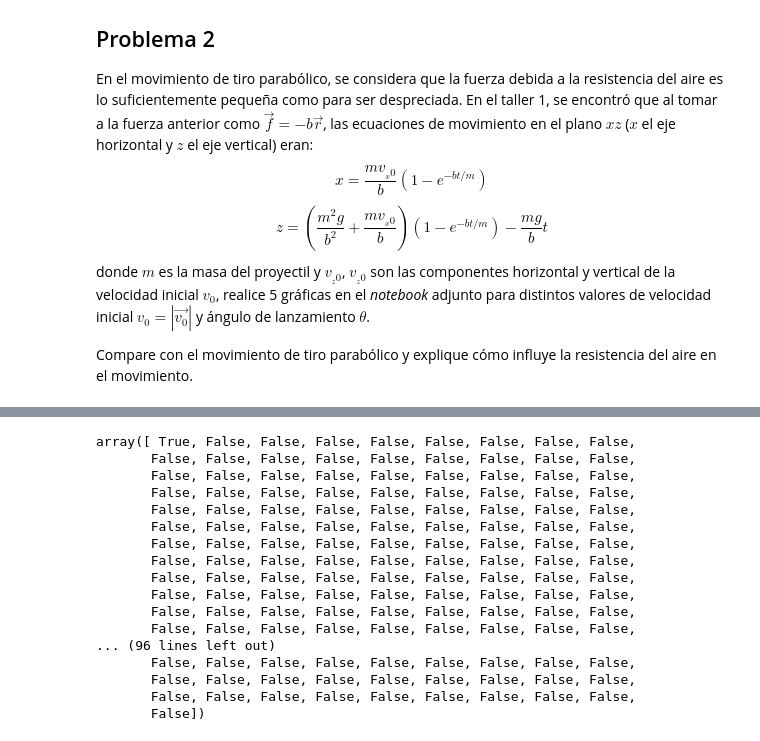
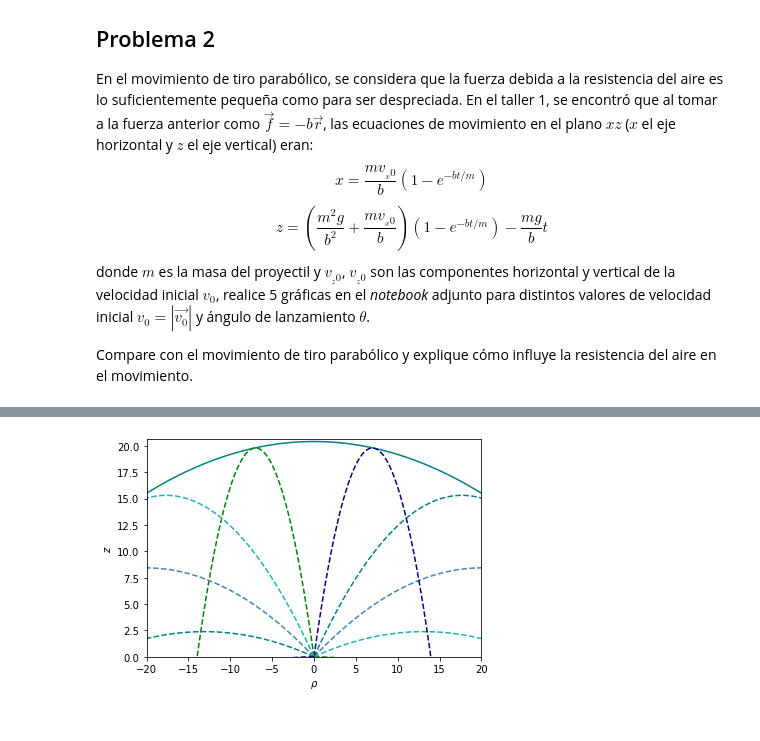
Before and after one commit to AmadoCab/Marianita, a Jupyter notebook: Taller10/taller10.ipynb, the cells around one changed output, grey strips where cells are left out. Saved outputs shown, nothing was run; the diff lists cells and outputs as text; code cells hidden in the pictures.

```diff
--- a/Taller10/taller10.ipynb
+++ b/Taller10/taller10.ipynb
@@ -69,20 +76,27 @@ np.amax(dos)
-# %%
-yaxis>=0
-# %% [output]
-array([ True, False, False, False, False, False, False, False, False,
-       False, False, False, False, False, False, False, False, False,
-       False, False, False, False, False, False, False, False, False,
-       False, False, False, False, False, False, False, False, False,
-       False, False, False, False, False, False, False, False, False,
-       False, False, False, False, False, False, False, False, False,
-       False, False, False, False, False, False, False, False, False,
-       False, False, False, False, False, False, False, False, False,
-       False, False, False, False, False, False, False, False, False,
-       False, False, False, False, False, False, False, False, False,
-       False, False, False, False, False, False, False, False, False,
-       False, False, False, False, False, False, False, False, False,
-... (96 lines left out)
-       False, False, False, False, False, False, False, False, False,
-       False, False, False, False, False, False, False, False, False,
-       False, False, False, False, False, False, False, False, False,
-       False])
+# %%
+fig, ax = plt.subplots(1)
+
+velocidad = 20
+rho = np.linspace(-velocidad,velocidad,1000)
+zeta = lambda r: velocidad**2/(2*g)-g*(r**2)/(2*(velocidad**2))
+
+t = np.linspace(0,5,1000)
+def rhot(time, ang=0):
+    return velocidad*np.cos(ang*np.pi/180)*time
+def zetat(time, ang=0):
+    return velocidad*np.sin(ang*np.pi/180)*time - (g*(time**2))/2
+
+yaxis = zeta(rho);
+ax.plot(rho,yaxis, 'teal');
+
+angs = np.linspace(0,180,10)
+c = ['green', 'lightseagreen', 'steelblue', 'teal', 'navy']*2
+for i in range(10):
+    ax.plot(rhot(t,ang=angs[i]),zetat(t,ang=angs[i]),linestyle='--', color=c[i]);
+
+ax.set_xlabel('$\\rho$')
+ax.set_ylabel('$z$')
+ax.set_xlim(xmin=rho[0],xmax=rho[-1]);
+ax.set_ylim(ymin=0,ymax=np.amax(yaxis)*(1+0.01));
+# %% [output]
+[figure, added]
```
Also changed, not shown: parts of 3 cells of this notebook, 1 other file.
